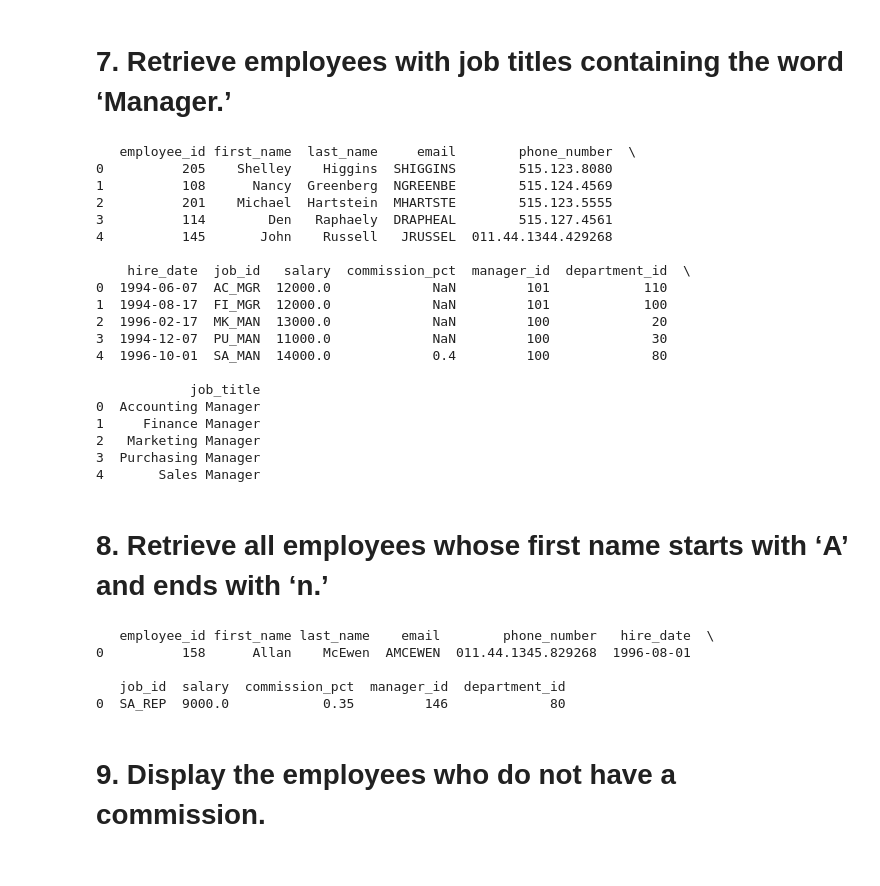
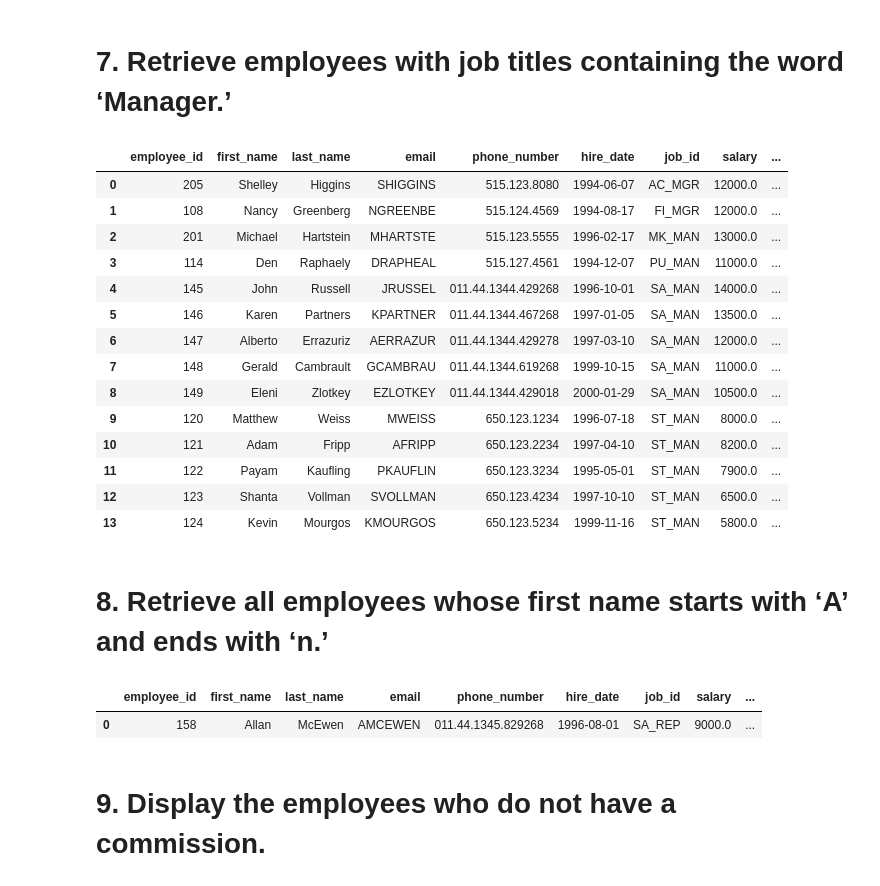
Before and after one commit to BARKKNIGHT/Data-Science, a Jupyter notebook: sql_project.ipynb, the cells around one changed output. Saved outputs shown, nothing was run; the diff lists cells and outputs as text; code cells hidden in the pictures.

```diff
--- a/sql_project.ipynb
+++ b/sql_project.ipynb
@@ -128,55 +116,29 @@ with connection:
 # %% [markdown]
 # 7. Retrieve employees with job titles containing the word ‘Manager.’
 # %%
-connection = get_connection()
-with connection:
-    with connection.cursor() as cursor:
-        sql = """SELECT e.*, j.job_title
-                FROM employees e
-                JOIN jobs j ON e.job_id = j.job_id
-                WHERE j.job_title LIKE '%Manager%';
-        """
-        cursor.execute(sql)
-        data = cursor.fetchall()
-        df = pd.DataFrame(data)
-        print(df.head())
+run_query("SELECT e.*, j.job_title FROM employees e JOIN jobs j ON e.job_id = j.job_id WHERE j.job_title LIKE '%Manager%'")
 # %% [output]
-   employee_id first_name  last_name     email        phone_number  \
-0          205    Shelley    Higgins  SHIGGINS        515.123.8080
-1          108      Nancy  Greenberg  NGREENBE        515.124.4569
-2          201    Michael  Hartstein  MHARTSTE        515.123.5555
-3          114        Den   Raphaely  DRAPHEAL        515.127.4561
-4          145       John    Russell   JRUSSEL  011.44.1344.429268
-
-    hire_date  job_id   salary  commission_pct  manager_id  department_id  \
-0  1994-06-07  AC_MGR  12000.0             NaN         101            110
-1  1994-08-17  FI_MGR  12000.0             NaN         101            100
-2  1996-02-17  MK_MAN  13000.0             NaN         100             20
-3  1994-12-07  PU_MAN  11000.0             NaN         100             30
-4  1996-10-01  SA_MAN  14000.0             0.4         100             80
-
-            job_title
-0  Accounting Manager
-1     Finance Manager
-2   Marketing Manager
-3  Purchasing Manager
-4       Sales Manager
+|  | employee_id | first_name | last_name | email | phone_number | hire_date | job_id | salary | ... |
+| 0 | 205 | Shelley | Higgins | SHIGGINS | 515.123.8080 | 1994-06-07 | AC_MGR | 12000.0 | ... |
+| 1 | 108 | Nancy | Greenberg | NGREENBE | 515.124.4569 | 1994-08-17 | FI_MGR | 12000.0 | ... |
+| 2 | 201 | Michael | Hartstein | MHARTSTE | 515.123.5555 | 1996-02-17 | MK_MAN | 13000.0 | ... |
+| 3 | 114 | Den | Raphaely | DRAPHEAL | 515.127.4561 | 1994-12-07 | PU_MAN | 11000.0 | ... |
+| 4 | 145 | John | Russell | JRUSSEL | 011.44.1344.429268 | 1996-10-01 | SA_MAN | 14000.0 | ... |
+| 5 | 146 | Karen | Partners | KPARTNER | 011.44.1344.467268 | 1997-01-05 | SA_MAN | 13500.0 | ... |
+| 6 | 147 | Alberto | Errazuriz | AERRAZUR | 011.44.1344.429278 | 1997-03-10 | SA_MAN | 12000.0 | ... |
+| 7 | 148 | Gerald | Cambrault | GCAMBRAU | 011.44.1344.619268 | 1999-10-15 | SA_MAN | 11000.0 | ... |
+| 8 | 149 | Eleni | Zlotkey | EZLOTKEY | 011.44.1344.429018 | 2000-01-29 | SA_MAN | 10500.0 | ... |
+| 9 | 120 | Matthew | Weiss | MWEISS | 650.123.1234 | 1996-07-18 | ST_MAN | 8000.0 | ... |
+| 10 | 121 | Adam | Fripp | AFRIPP | 650.123.2234 | 1997-04-10 | ST_MAN | 8200.0 | ... |
+| 11 | 122 | Payam | Kaufling | PKAUFLIN | 650.123.3234 | 1995-05-01 | ST_MAN | 7900.0 | ... |
+| 12 | 123 | Shanta | Vollman | SVOLLMAN | 650.123.4234 | 1997-10-10 | ST_MAN | 6500.0 | ... |
+| 13 | 124 | Kevin | Mourgos | KMOURGOS | 650.123.5234 | 1999-11-16 | ST_MAN | 5800.0 | ... |
 # %% [markdown]
 # 8. Retrieve all employees whose first name starts with ‘A’ and ends with ‘n.’
-# %%
-connection = get_connection()
-with connection:
-    with connection.cursor() as cursor:
-        sql = "SELECT * FROM employees WHERE first_name LIKE 'A%n'"
-        cursor.execute(sql)
-        data = cursor.fetchall()
-        df = pd.DataFrame(data)
-        print(df.head())
-# %% [output]
-   employee_id first_name last_name    email        phone_number   hire_date  \
-0          158      Allan    McEwen  AMCEWEN  011.44.1345.829268  1996-08-01
-
-   job_id  salary  commission_pct  manager_id  department_id
-0  SA_REP  9000.0            0.35         146             80
+# %%
+run_query("SELECT * FROM employees WHERE first_name LIKE 'A%n'")
+# %% [output]
+|  | employee_id | first_name | last_name | email | phone_number | hire_date | job_id | salary | ... |
+| 0 | 158 | Allan | McEwen | AMCEWEN | 011.44.1345.829268 | 1996-08-01 | SA_REP | 9000.0 | ... |
 # %% [markdown]
 # 9. Display the employees who do not have a commission.
```
Also changed, not shown: parts of 29 cells of this notebook.
